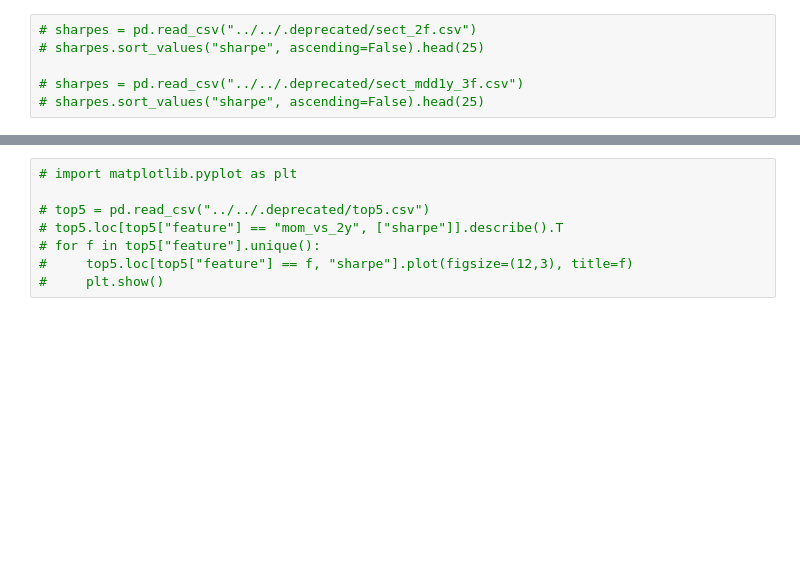
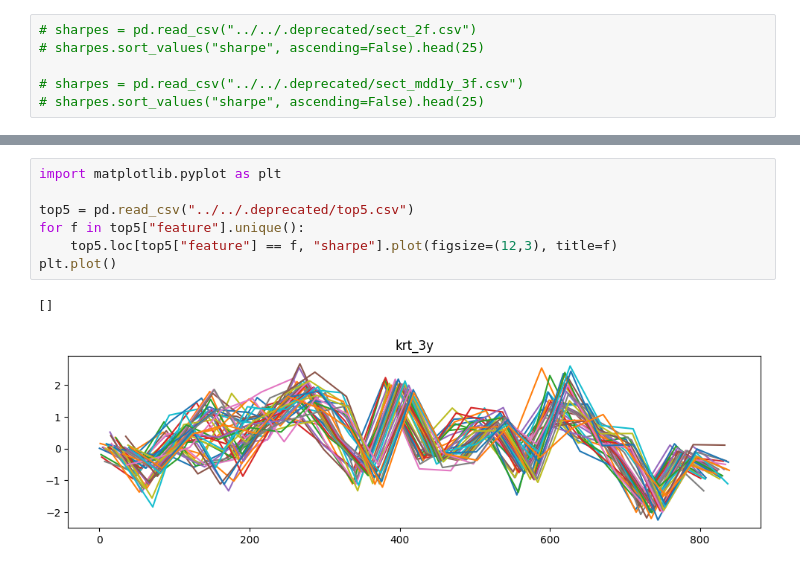
Before and after one commit to codezart44/portfolio-opt, a Jupyter notebook: src/popt/test.ipynb, the cells around one changed output, grey strips where cells are left out. Cells and saved outputs as stored; diff of their text form; blank space fills up the shorter version.

```diff
--- a/src/popt/test.ipynb
+++ b/src/popt/test.ipynb
@@ -392,8 +408,10 @@ ref.describe().T
 # %%
-# import matplotlib.pyplot as plt
+import matplotlib.pyplot as plt
 
-# top5 = pd.read_csv("../../.deprecated/top5.csv")
-# top5.loc[top5["feature"] == "mom_vs_2y", ["sharpe"]].describe().T
-# for f in top5["feature"].unique():
-#     top5.loc[top5["feature"] == f, "sharpe"].plot(figsize=(12,3), title=f)
-#     plt.show()
+top5 = pd.read_csv("../../.deprecated/top5.csv")
+for f in top5["feature"].unique():
+    top5.loc[top5["feature"] == f, "sharpe"].plot(figsize=(12,3), title=f)
+plt.plot()
+# %% [output]
+[]
+[figure, added]
```
Also changed, not shown: parts of 15 cells of this notebook, 12 other files.
